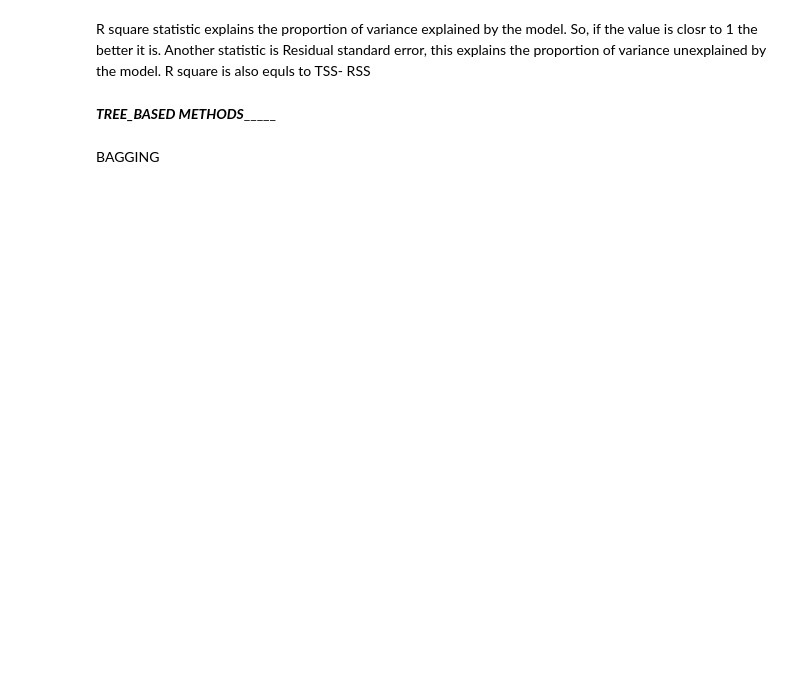
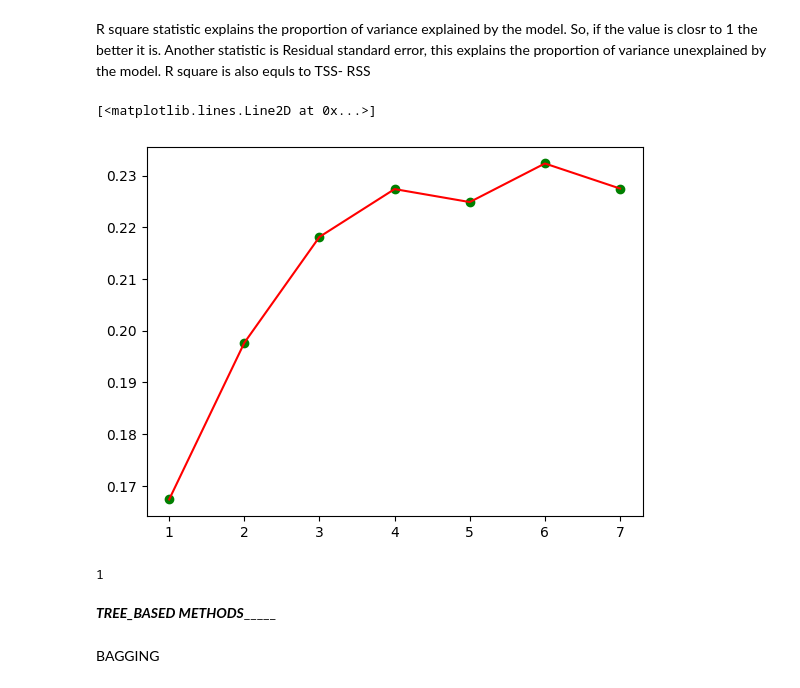
Before and after one commit to amansd78/Claim-Analysis, a Jupyter notebook: Number_Claims.ipynb, the cells around one changed output. Saved outputs shown, nothing was run; the diff lists cells and outputs as text; code cells hidden in the pictures; blank space fills up the shorter version.

```diff
--- a/Number_Claims.ipynb
+++ b/Number_Claims.ipynb
@@ -254,6 +254,30 @@ for i in range(len(t_sub)):
 # %% [markdown]
 R square statistic explains the proportion of variance explained by the model. So, if the value is closr to 1 the better it is.
 Another statistic is Residual standard error, this explains the proportion of variance unexplained by the model. R square is also equls to TSS- RSS
+# %%
+from sklearn.linear_model import LinearRegression
+from sklearn.metrics import r2_score
+number_degrees= [1,2,3,4,5,6,7]
+plt_r_squared=[]
+predictors=trainscaled[t_sub[126]]
+target=trainscaled['UltimateIncurredClaimCost']
+for degree in number_degrees:
+    poly_model= pr.PolynomialFeatures(degree=degree)
+    poly_x_values= poly_model.fit_transform(predictors)
+    poly_model.fit(poly_x_values,target)
+    regression_model= LinearRegression()
+    regression_model.fit(poly_x_values,target)
+    target_pred=regression_model.predict(poly_x_values)
+    plt_r_squared.append(r2_score(target,target_pred))
+plt.scatter(number_degrees,plt_r_squared, color= "green")
+plt.plot(number_degrees,plt_r_squared, color= "red")
+# %% [output]
+[<matplotlib.lines.Line2D at 0x...>]
+[figure, added]
+# %%
+len(plt_mean_squared_error)
+# %% [output]
+1
 # %%
 # from sklearn.linear_model import LinearRegression
 # from sklearn.pipeline import Pipeline
```
Also changed, not shown: parts of 11 cells of this notebook.
